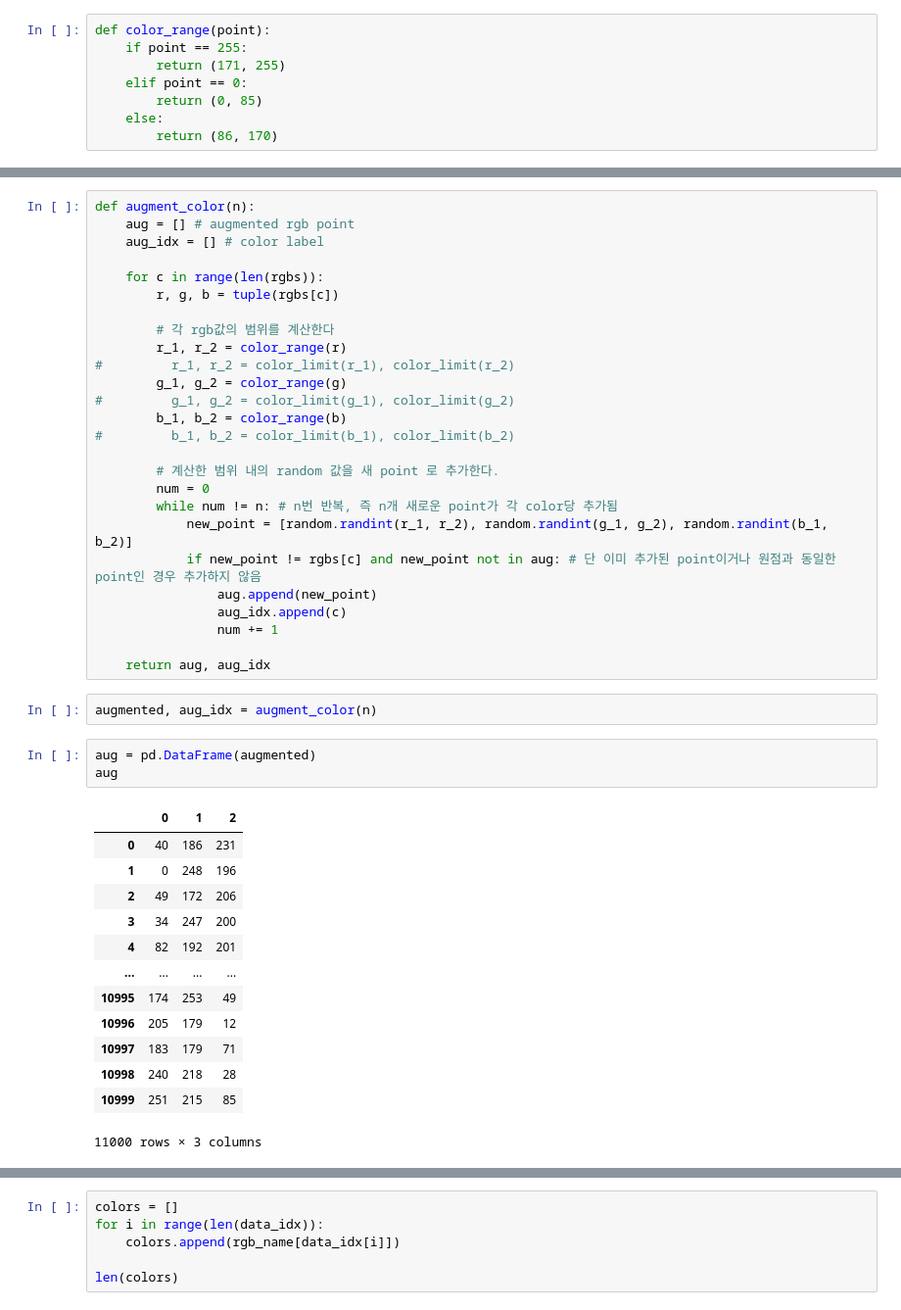
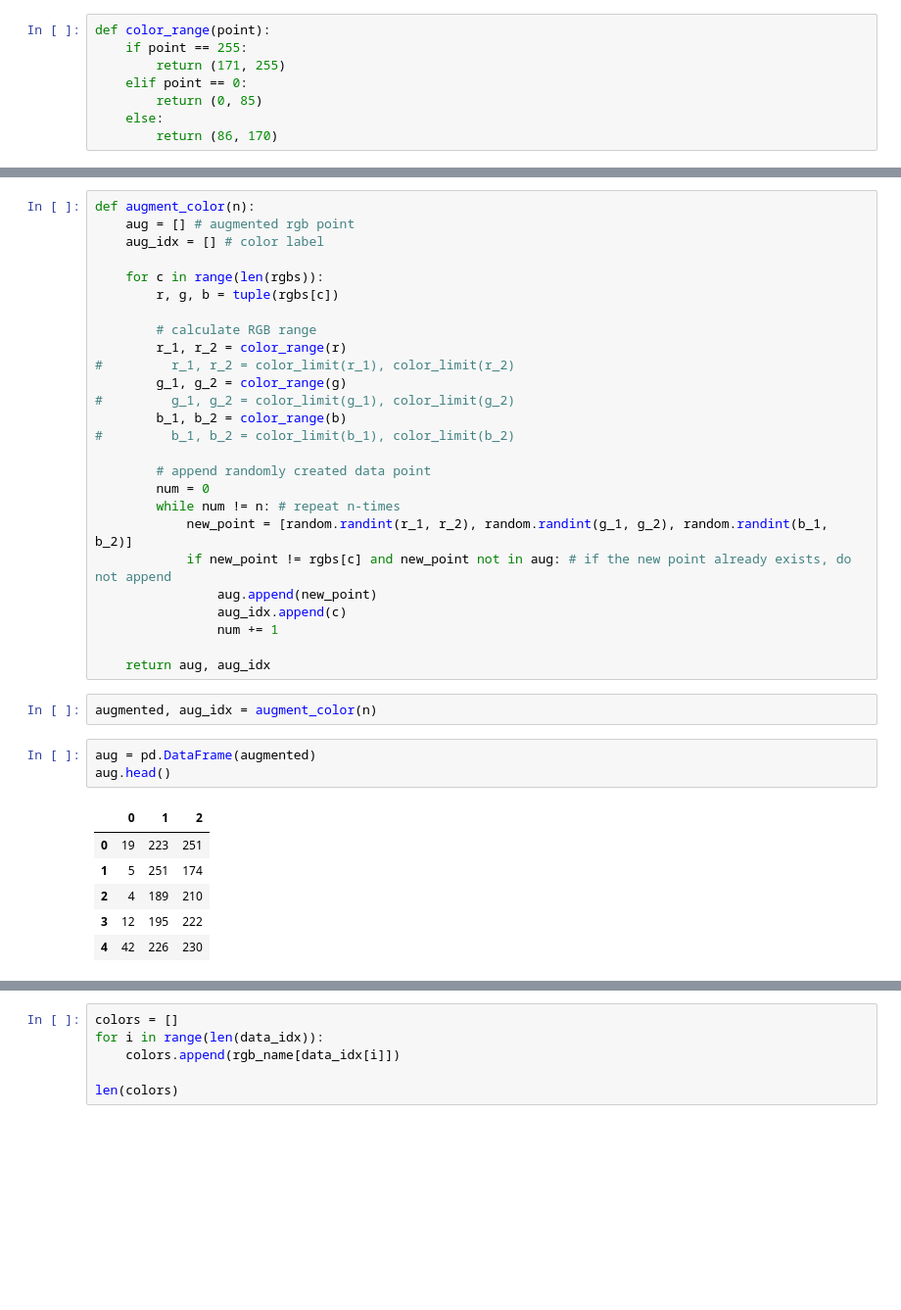
Before and after one commit to Jin-R/Object_color_identification, a Jupyter notebook: color_augmentation.ipynb, the cells around one changed output, grey strips where cells are left out. Shown at 98% size. Cells and saved outputs as stored; diff of their text form; blank space fills up the shorter version.

```diff
--- a/color_augmentation.ipynb
+++ b/color_augmentation.ipynb
@@ -104,7 +106,7 @@ def augment_color(n):
     for c in range(len(rgbs)):
         r, g, b = tuple(rgbs[c])
 
-        # 각 rgb값의 범위를 계산한다
+        # calculate RGB range
         r_1, r_2 = color_range(r)
 #         r_1, r_2 = color_limit(r_1), color_limit(r_2)
         g_1, g_2 = color_range(g)
@@ -112,11 +114,11 @@ def augment_color(n):
         b_1, b_2 = color_range(b)
 #         b_1, b_2 = color_limit(b_1), color_limit(b_2)
 
-        # 계산한 범위 내의 random 값을 새 point 로 추가한다.
+        # append randomly created data point
         num = 0
-        while num != n: # n번 반복, 즉 n개 새로운 point가 각 color당 추가됨
+        while num != n: # repeat n-times
             new_point = [random.randint(r_1, r_2), random.randint(g_1, g_2), random.randint(b_1, b_2)]
-            if new_point != rgbs[c] and new_point not in aug: # 단 이미 추가된 point이거나 원점과 동일한 point인 경우 추가하지 않음
+            if new_point != rgbs[c] and new_point not in aug: # if the new point already exists, do not append
                 aug.append(new_point)
                 aug_idx.append(c)
                 num += 1
@@ -126,20 +128,13 @@ def augment_color(n):
 augmented, aug_idx = augment_color(n)
 # %%
 aug = pd.DataFrame(augmented)
-aug
+aug.head()
 # %% [output]
 |  | 0 | 1 | 2 |
-| 0 | 40 | 186 | 231 |
-| 1 | 0 | 248 | 196 |
-| 2 | 49 | 172 | 206 |
-| 3 | 34 | 247 | 200 |
-| 4 | 82 | 192 | 201 |
-| ... | ... | ... | ... |
-| 10995 | 174 | 253 | 49 |
-| 10996 | 205 | 179 | 12 |
-| 10997 | 183 | 179 | 71 |
-| 10998 | 240 | 218 | 28 |
-| 10999 | 251 | 215 | 85 |
+| 0 | 19 | 223 | 251 |
+| 1 | 5 | 251 | 174 |
+| 2 | 4 | 189 | 210 |
+| 3 | 12 | 195 | 222 |
+| 4 | 42 | 226 | 230 |
-11000 rows × 3 columns
 # %%
 aug.columns = ['R', 'G', 'B']
```
Also changed, not shown: parts of 18 cells of this notebook.
